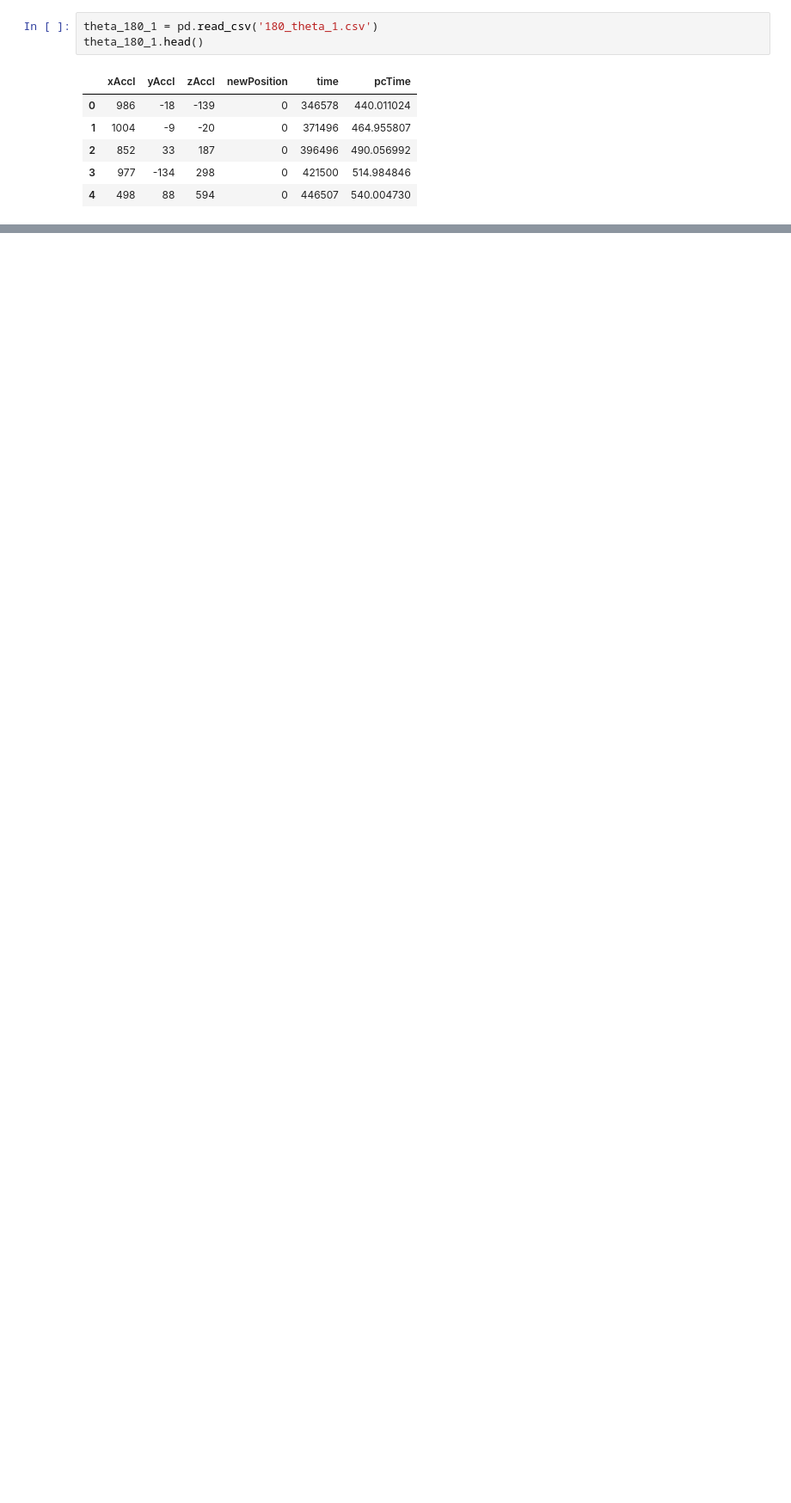
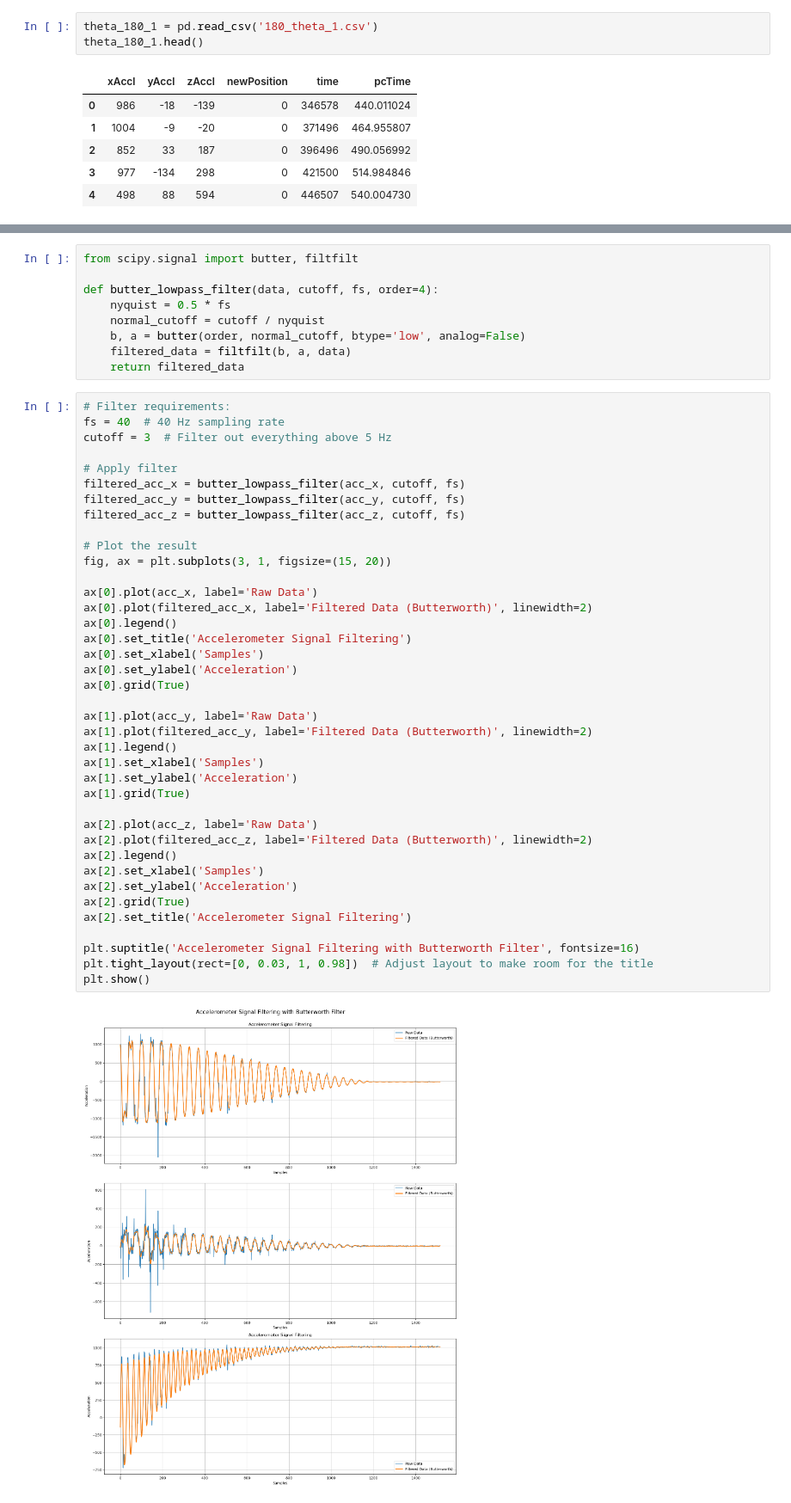
Before and after one commit to Pooyan-Farzanehkari/Smart-syetems-labs, a Jupyter notebook: filter.ipynb, the cells around one changed output, grey strips where cells are left out. Shown at 86% size. Drawn from its saved outputs; the diff is of its cells as text; blank space fills up the shorter version.

```diff
--- a/filter.ipynb
+++ b/filter.ipynb
@@ -14,0 +94,50 @@ theta_180_1.head()
+# %%
+from scipy.signal import butter, filtfilt
+
+def butter_lowpass_filter(data, cutoff, fs, order=4):
+    nyquist = 0.5 * fs
+    normal_cutoff = cutoff / nyquist
+    b, a = butter(order, normal_cutoff, btype='low', analog=False)
+    filtered_data = filtfilt(b, a, data)
+    return filtered_data
+# %%
+# Filter requirements:
+fs = 40  # 40 Hz sampling rate
+cutoff = 3  # Filter out everything above 5 Hz
+
+# Apply filter
+filtered_acc_x = butter_lowpass_filter(acc_x, cutoff, fs)
+filtered_acc_y = butter_lowpass_filter(acc_y, cutoff, fs)
+filtered_acc_z = butter_lowpass_filter(acc_z, cutoff, fs)
+
+# Plot the result
+fig, ax = plt.subplots(3, 1, figsize=(15, 20))
+
+ax[0].plot(acc_x, label='Raw Data')
+ax[0].plot(filtered_acc_x, label='Filtered Data (Butterworth)', linewidth=2)
+ax[0].legend()
+ax[0].set_title('Accelerometer Signal Filtering')
+ax[0].set_xlabel('Samples')
+ax[0].set_ylabel('Acceleration')
+ax[0].grid(True)
+
+ax[1].plot(acc_y, label='Raw Data')
+ax[1].plot(filtered_acc_y, label='Filtered Data (Butterworth)', linewidth=2)
+ax[1].legend()
+ax[1].set_xlabel('Samples')
+ax[1].set_ylabel('Acceleration')
+ax[1].grid(True)
+
+ax[2].plot(acc_z, label='Raw Data')
+ax[2].plot(filtered_acc_z, label='Filtered Data (Butterworth)', linewidth=2)
+ax[2].legend()
+ax[2].set_xlabel('Samples')
+ax[2].set_ylabel('Acceleration')
+ax[2].grid(True)
+ax[2].set_title('Accelerometer Signal Filtering')
+
+plt.suptitle('Accelerometer Signal Filtering with Butterworth Filter', fontsize=16)
+plt.tight_layout(rect=[0, 0.03, 1, 0.98])  # Adjust layout to make room for the title
+plt.show()
+# %% [output]
+[figure, added]
```
Also changed, not shown: parts of 6 cells of this notebook.
